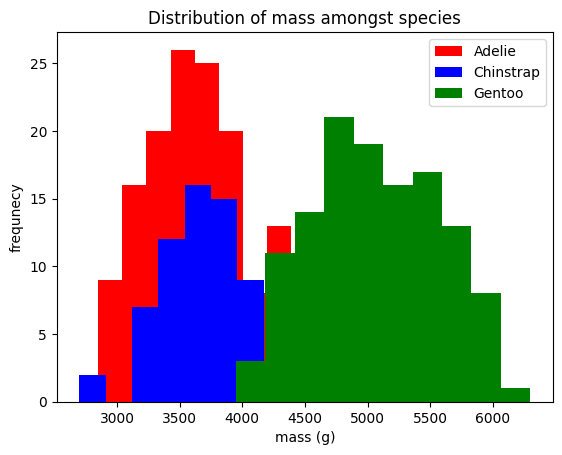
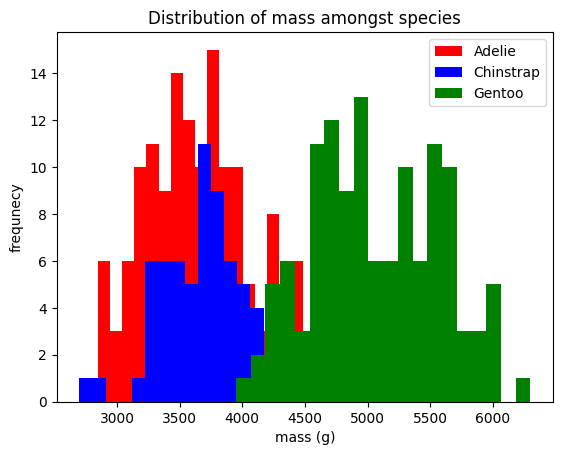
The notebook cell's code change between the first figure and the second:
--- before
+++ after
@@ -7,8 +7,8 @@
 
 
-# plot histo
-plt.hist(ade_bm, color= 'red') 
-plt.hist(chi_bm, color= 'blue')
-plt.hist(gen_bm, color='green')
+# plot histo, bins based on sqrt of N points
+plt.hist(ade_bm,bins = 20,color= 'red') 
+plt.hist(chi_bm,bins = 20,color= 'blue')
+plt.hist(gen_bm,bins = 20,color='green')
 plt.legend(['Adelie', 'Chinstrap','Gentoo'])
 plt.xlabel('mass (g)')
@@ -16,2 +16,21 @@
 plt.title('Distribution of mass amongst species')
 
+print(df[(df['species'] == 'Adelie')]['body_mass_g'].max()) # min:2850 max: 4775
+print(df[(df['species'] == 'Chinstrap')]['body_mass_g'].max()) # 2700 max: 4800
+print(df[(df['species'] == 'Gentoo')]['body_mass_g'].max()) #3950 max: 6300
+
+# mean 
+#print(np.mean(ade_bm)) # 3700
+#print(np.mean(chi_bm)) # 3733
+#print(np.mean(gen_bm)) # 5076
+
+# standard deviation
+#print(np.std(ade_bm)) #457
+#print(np.std(chi_bm)) #381
+#print(np.std(gen_bm)) # 502
+
+
+
+
+
+

Commit: edited graphs